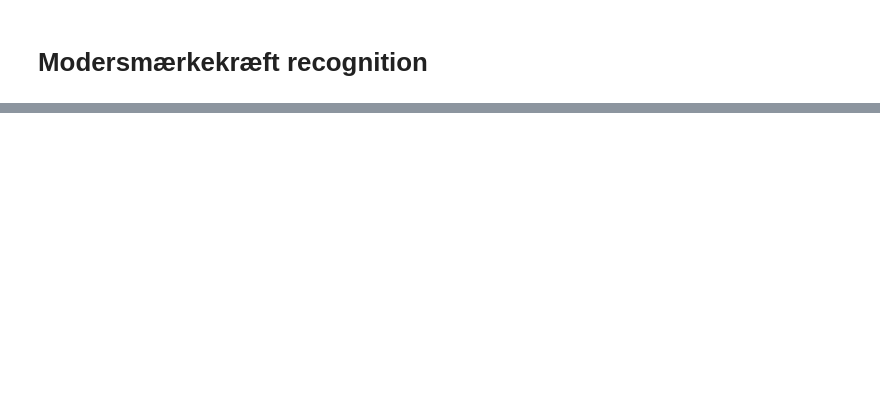
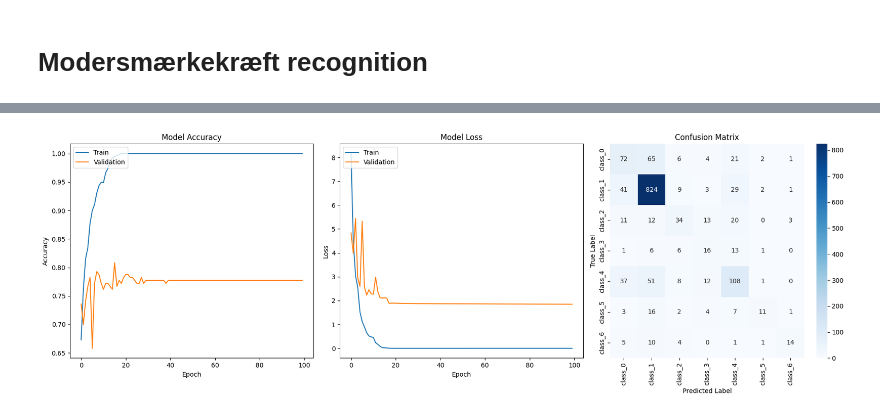
Before and after one commit to renemartensen/Classification-of-Skin-Lesions, a Jupyter notebook: makingModel.ipynb, the cells around one changed output, grey strips where cells are left out. Saved outputs shown, nothing was run; the diff lists cells and outputs as text; code cells hidden in the pictures; blank space fills up the shorter version.

```diff
--- a/makingModel.ipynb
+++ b/makingModel.ipynb
@@ -1,3 +1,7 @@
 # %% [markdown]
 # Modersmærkekræft recognition
+# %%
+train_dir = "Data Set Ordered/training data/"
+val_dir = "Data Set Ordered/validation data/"
+test_dir = "Data Set Ordered/test data/"
 # %% [markdown]
@@ -9,10 +13,6 @@ from keras.models import Model
 from keras.optimizers import SGD
 from keras.applications.mobilenet_v3 import preprocess_input
 from tensorflow.keras.preprocessing.image import ImageDataGenerator
-
-train_dir = "/Users/lukas/DeepL/Project/Data Set Ordered/training data/"
-val_dir = "/Users/lukas/DeepL/Project/Data Set Ordered/validation data/"
-test_dir = "/Users/lukas/DeepL/Project/Data Set Ordered/test data/"
 
 train_datagen = ImageDataGenerator(
       preprocessing_function=preprocess_input,
@@ -54,12 +54,12 @@ x = Flatten()(x)
 preds = Dense(7,activation='softmax')(x)
 
 # Define the complete model
-model_efficient = Model(inputs=base_model.input, outputs=preds)
+model = Model(inputs=base_model.input, outputs=preds)
 
 sgd = SGD()
 
 # Compile model - make it trainable
-model_efficient.compile(optimizer=sgd,loss='categorical_crossentropy',metrics=['accuracy'])
+model.compile(optimizer=sgd,loss='categorical_crossentropy',metrics=['accuracy'])
 # %% [output]
 Found 10015 images belonging to 7 classes.
 Found 193 images belonging to 7 classes.
@@ -68,0 +67,21 @@ Exception: URL fetch failure on https://storage.googleapis.com/tensorflow/keras-
+# %%
+from tensorflow.keras.callbacks import Callback, ModelCheckpoint
+
+# Define the checkpoint callback
+checkpoint_callback = ModelCheckpoint(
+    filepath='models/best_model1.keras',
+    monitor="val_loss",
+    save_best_only=True,
+    save_weights_only=False,
+    mode='min',
+    verbose=1
+)
+
+# Train the model with the callback
+history2 = model.fit(
+    train_generator,
+    validation_data=validation_generator,
+    epochs=100,
+    verbose=1,
+    callbacks=[checkpoint_callback]  # Add both callbacks
+)
@@ -68,0 +107,3 @@ Exception: URL fetch failure on https://storage.googleapis.com/tensorflow/keras-
+# %%
+show_all_plots(history2, model, test_generator)
+# %% [output]
@@ -68,0 +127 @@ Exception: URL fetch failure on https://storage.googleapis.com/tensorflow/keras-
+[figure, added]
```
Also changed, not shown: parts of 14 cells of this notebook, 1 other file.
